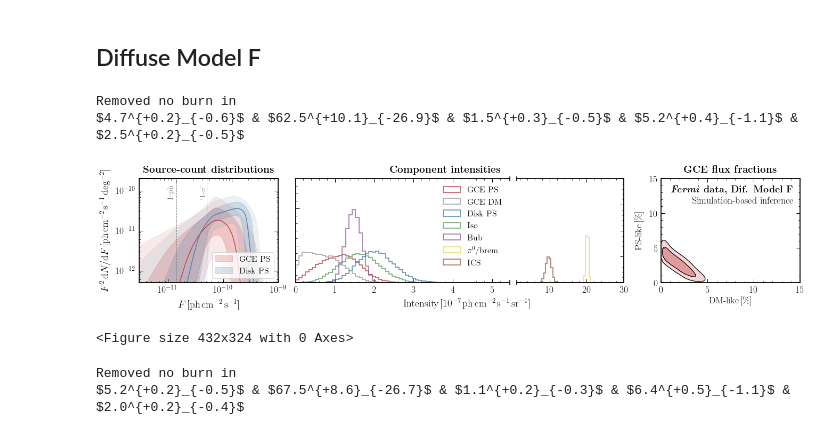
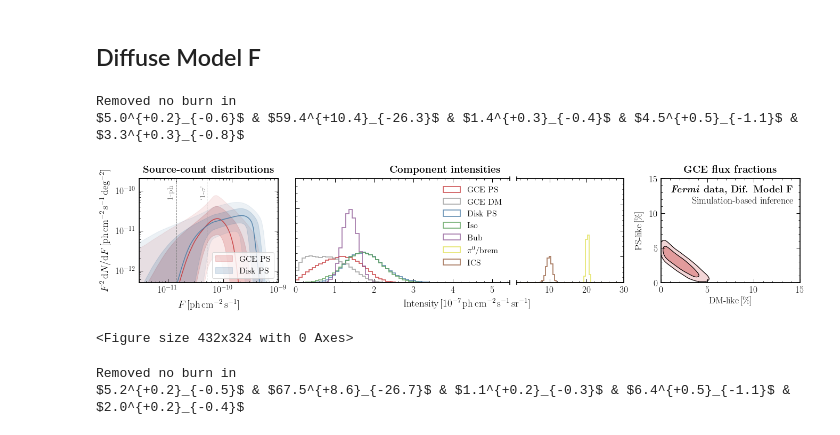
Before and after one commit to smsharma/fermi-gce-flows, a Jupyter notebook: notebooks/02_02_analysis_variations.ipynb, the cells around one changed output. Cells and saved outputs as stored; diff of their text form; code cells hidden in the pictures.

Commit message:
Journal-submitted version of paper

```diff
--- a/notebooks/02_02_analysis_variations.ipynb
+++ b/notebooks/02_02_analysis_variations.ipynb
@@ -112,11 +112,13 @@ temp_bub = np.load("../data/fermi_data/template_bub.npy")
 temp_mO_pibrem = np.load('../data/fermi_data/ModelO_r25_q1_pibrem.npy')
 temp_mO_ics = np.load('../data/fermi_data/ModelO_r25_q1_ics.npy')
 
-temp_mA_pibrem = hp.ud_grade(np.load('../data/modelA/modelA_brempi0.npy'), nside_out=128, power=-2)
-temp_mA_ics = hp.ud_grade(np.load('../data/modelA/modelA_ics.npy'), nside_out=128, power=-2)
+# Load Model A templates
+temp_mA_pibrem = hp.ud_grade(np.load('../data/external/template_Api.npy'), nside_out=128, power=-2)
+temp_mA_ics = hp.ud_grade(np.load('../data/external/template_Aic.npy'), nside_out=128, power=-2)
 
-temp_mA_pibrem /= np.mean(temp_mA_pibrem[~roi_normalize_temps] )
-temp_mA_ics /= np.mean(temp_mA_ics[~roi_normalize_temps] )
+# Load Model F templates
+temp_mF_pibrem = hp.ud_grade(np.load('../data/external/template_Fpi.npy'), nside_out=128, power=-2)
+temp_mF_ics = hp.ud_grade(np.load('../data/external/template_Fic.npy'), nside_out=128, power=-2)
 
 ps_mask = np.load("../data/mask_3fgl_0p8deg.npy")
 
@@ -255,8 +257,8 @@ n_samples = 50000
 # %% [markdown]
 ### Analysis on data
 # %%
-run_id = 'f0728b492c09438b9f0044b0e62ab189'
-density_estimator = mlflow.pytorch.load_model('../data/logs/mlruns//0/' + run_id + '/artifacts/density_estimator')
+run_id = '766d29ab970b4de4baca238d37bbf6ee'
+density_estimator = mlflow.pytorch.load_model('../data/logs/mlruns//11/' + run_id + '/artifacts/density_estimator')
 # %%
 coeff_ary = [0.]
 x_test = torch.Tensor(np.array([get_signal_injection(coeff, mask=hp_mask).detach().numpy() for coeff in coeff_ary]))
@@ -371,7 +387,7 @@ ps_labels = [r"GCE PS", r"Disk PS"]
 temps_poiss = hp.reorder([temp_iso, temp_bub, temp_psc, temp_mF_pibrem, temp_mF_ics], r2n=True)
 temps_ps = hp.reorder([temp_gce / rescale, temp_dsk / rescale], r2n=True)
 
-temps_poiss_sim = hp.reorder(([temp_gce, temp_iso, temp_bub, temp_psc, temp_mA_pibrem, temp_mA_ics]), r2n=True)
+temps_poiss_sim = hp.reorder(([temp_gce, temp_iso, temp_bub, temp_psc, temp_mF_pibrem, temp_mF_ics]), r2n=True)
 temps_ps_sim = hp.reorder(([temp_gce / rescale, temp_dsk / rescale]), r2n=True)
 
 temps_dict = {'fermi_exp':fermi_exp,
@@ -382,8 +398,8 @@ temps_dict = {'fermi_exp':fermi_exp,
  'temps_poiss_sim':temps_poiss_sim,
  'poiss_labels':poiss_labels}
 # %%
-run_id = '6576ffd356194558b08fe706e8d17865'
-density_estimator = mlflow.pytorch.load_model('../data/logs/mlruns/6/' + run_id + '/artifacts/density_estimator')
+run_id = 'e61730bac44b490898475668c504b4e7'
+density_estimator = mlflow.pytorch.load_model('../data/logs/mlruns/9/' + run_id + '/artifacts/density_estimator')
 # %%
 coeff_ary = [0.]
 x_test = torch.Tensor(np.array([get_signal_injection(coeff, mask=hp_mask).detach().numpy() for coeff in coeff_ary]))
@@ -393,18 +409,18 @@ aux = x_test[:, :, -2:]
 # %%
 x_presimulated = torch.Tensor(data_map).unsqueeze(1)
 x_aux_presimulated = torch.Tensor(aux)
 
 posterior = inference_inst.build_posterior(prior, density_estimator)
 
 x_test = torch.cat([x_presimulated, x_aux_presimulated], axis=-1)
 
 make_plot(posterior=posterior, x_test=x_test, theta_test=None, roi_sim=roi_sim, roi_normalize=roi_mask_norm, roi_counts_normalize=roi_mask_norm, is_data=True, \
-          signal_injection=True, figsize=(24 / 1.3, 5 / 1.3), save_filename="../paper/plots/data_fid_sbi_modelF.pdf", n_samples=n_samples, temps_dict=temps_dict,\
+          signal_injection=True, figsize=(24 / 1.3, 5 / 1.3), save_filename="../paper/journal-v1/plots/data_fid_sbi_modelF.pdf", n_samples=n_samples, temps_dict=temps_dict,\
           sub1=r"\bf{\emph{Fermi} data, Dif. Model F}",sub2=r"Simulation-based inference")
 # %% [output]
 Removed no burn in
-$4.7^{+0.2}_{-0.6}$ & $62.5^{+10.1}_{-26.9}$ & $1.5^{+0.3}_{-0.5}$ & $5.2^{+0.4}_{-1.1}$ & $2.5^{+0.2}_{-0.5}$
+$5.0^{+0.2}_{-0.6}$ & $59.4^{+10.4}_{-26.3}$ & $1.4^{+0.3}_{-0.4}$ & $4.5^{+0.5}_{-1.1}$ & $3.3^{+0.3}_{-0.8}$
-[figure, old version]
+[figure, new version]
 <Figure size 432x324 with 0 Axes>
 # %%
 coeff_ary = [0.]
```
Also changed, not shown: parts of 4 cells of this notebook, 34 other files.
